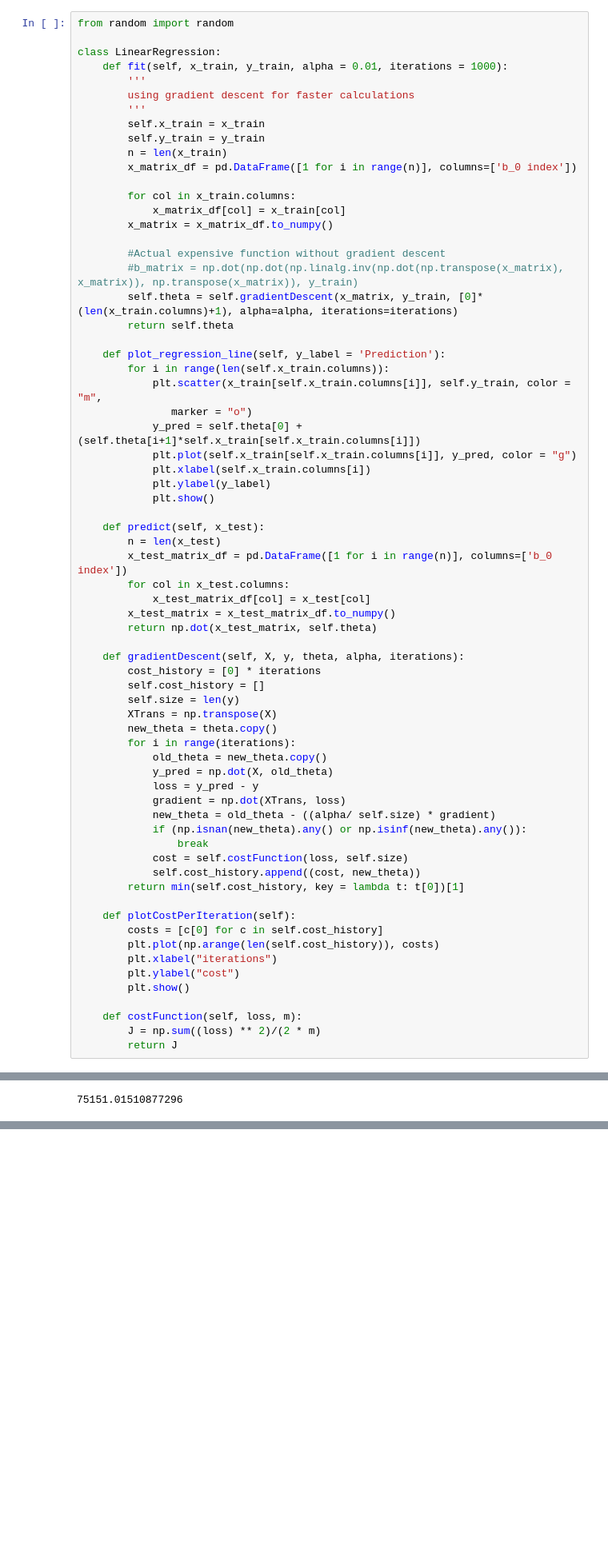
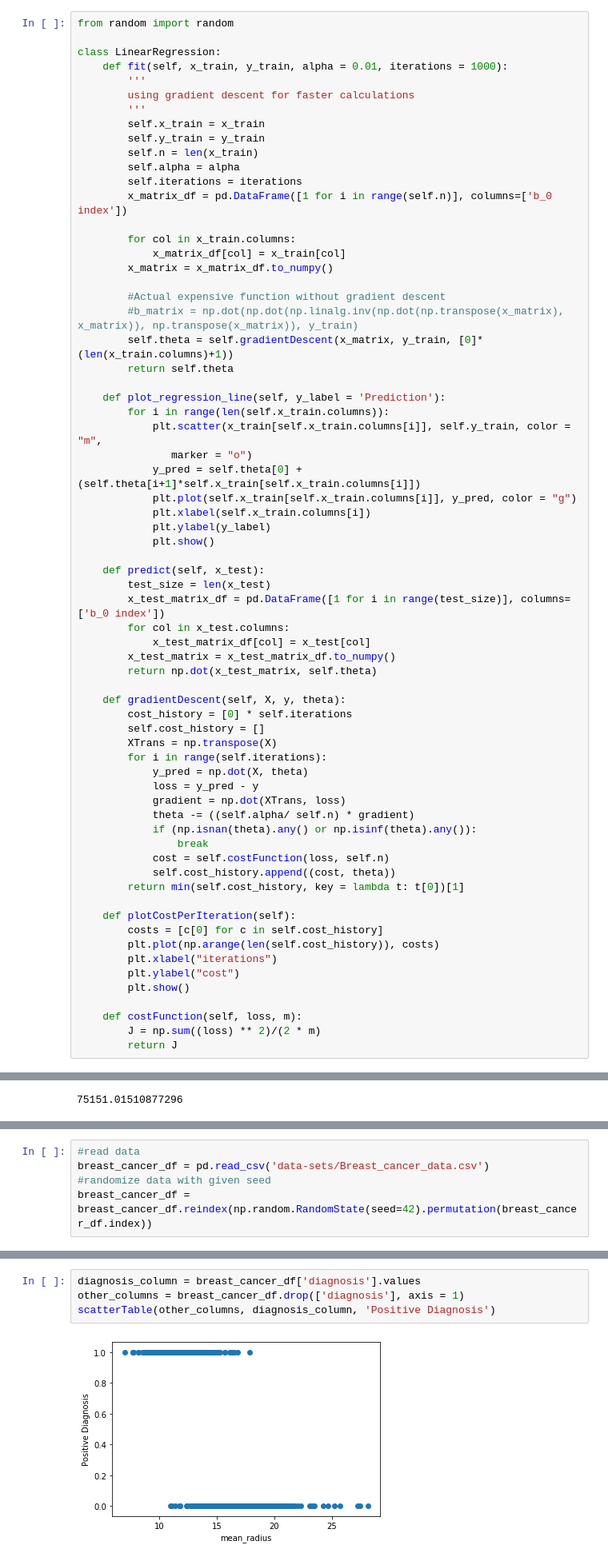
Before and after one commit to luisespriella9/ML-Algorithms, a Jupyter notebook: Linear and Logistic Regression.ipynb, the cells around one changed output, grey strips where cells are left out. Shown at 80% size. Cells and saved outputs as stored; diff of their text form; blank space fills up the shorter version.

Commit message:
implemented breast cancer prediction algorithm using logistic regression

```diff
--- a/Linear Regression.ipynb
+++ b/Linear and Logistic Regression.ipynb
@@ -73,8 +73,10 @@ class LinearRegression:
         '''
         self.x_train = x_train
         self.y_train = y_train
-        n = len(x_train)
-        x_matrix_df = pd.DataFrame([1 for i in range(n)], columns=['b_0 index'])
+        self.n = len(x_train)
+        self.alpha = alpha
+        self.iterations = iterations
+        x_matrix_df = pd.DataFrame([1 for i in range(self.n)], columns=['b_0 index'])
 
         for col in x_train.columns:
             x_matrix_df[col] = x_train[col]
@@ -82,7 +84,7 @@ class LinearRegression:
 
         #Actual expensive function without gradient descent
         #b_matrix = np.dot(np.dot(np.linalg.inv(np.dot(np.transpose(x_matrix), x_matrix)), np.transpose(x_matrix)), y_train)
-        self.theta = self.gradientDescent(x_matrix, y_train, [0]*(len(x_train.columns)+1), alpha=alpha, iterations=iterations)
+        self.theta = self.gradientDescent(x_matrix, y_train, [0]*(len(x_train.columns)+1))
         return self.theta
 
     def plot_regression_line(self, y_label = 'Prediction'):
@@ -96,29 +98,26 @@ class LinearRegression:
             plt.show()
 
     def predict(self, x_test):
-        n = len(x_test)
-        x_test_matrix_df = pd.DataFrame([1 for i in range(n)], columns=['b_0 index'])
+        test_size = len(x_test)
+        x_test_matrix_df = pd.DataFrame([1 for i in range(test_size)], columns=['b_0 index'])
         for col in x_test.columns:
             x_test_matrix_df[col] = x_test[col]
         x_test_matrix = x_test_matrix_df.to_numpy()
         return np.dot(x_test_matrix, self.theta)
 
-    def gradientDescent(self, X, y, theta, alpha, iterations):
-        cost_history = [0] * iterations
+    def gradientDescent(self, X, y, theta):
+        cost_history = [0] * self.iterations
         self.cost_history = []
-        self.size = len(y)
         XTrans = np.transpose(X)
-        new_theta = theta.copy()
-        for i in range(iterations):
-            old_theta = new_theta.copy()
-            y_pred = np.dot(X, old_theta)
+        for i in range(self.iterations):
+            y_pred = np.dot(X, theta)
             loss = y_pred - y
             gradient = np.dot(XTrans, loss)
-            new_theta = old_theta - ((alpha/ self.size) * gradient)
-            if (np.isnan(new_theta).any() or np.isinf(new_theta).any()):
+            theta -= ((self.alpha/ self.n) * gradient)
+            if (np.isnan(theta).any() or np.isinf(theta).any()):
                 break
-            cost = self.costFunction(loss, self.size)
-            self.cost_history.append((cost, new_theta))
+            cost = self.costFunction(loss, self.n)
+            self.cost_history.append((cost, theta))
         return min(self.cost_history, key = lambda t: t[0])[1]
 
     def plotCostPerIteration(self):
@@ -412,0 +469,5 @@ costFunction(skpredictions, y_test.values)
+# %%
+#read data
+breast_cancer_df = pd.read_csv('data-sets/Breast_cancer_data.csv')
+#randomize data with given seed
+breast_cancer_df = breast_cancer_df.reindex(np.random.RandomState(seed=42).permutation(breast_cancer_df.index))
@@ -412,0 +501,6 @@ costFunction(skpredictions, y_test.values)
+# %%
+diagnosis_column = breast_cancer_df['diagnosis'].values
+other_columns = breast_cancer_df.drop(['diagnosis'], axis = 1)
+scatterTable(other_columns, diagnosis_column, 'Positive Diagnosis')
+# %% [output]
+[figure, added]
```
Also changed, not shown: parts of 27 cells of this notebook.
